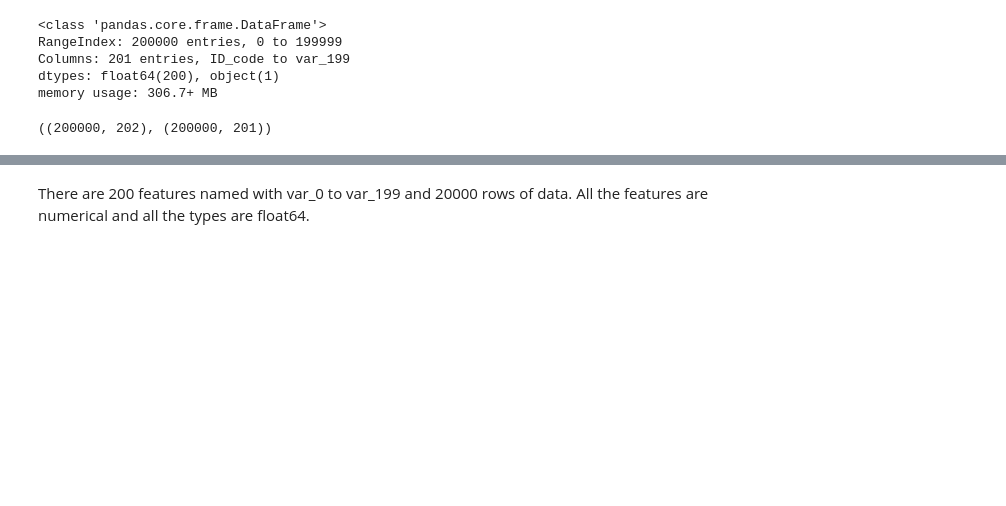
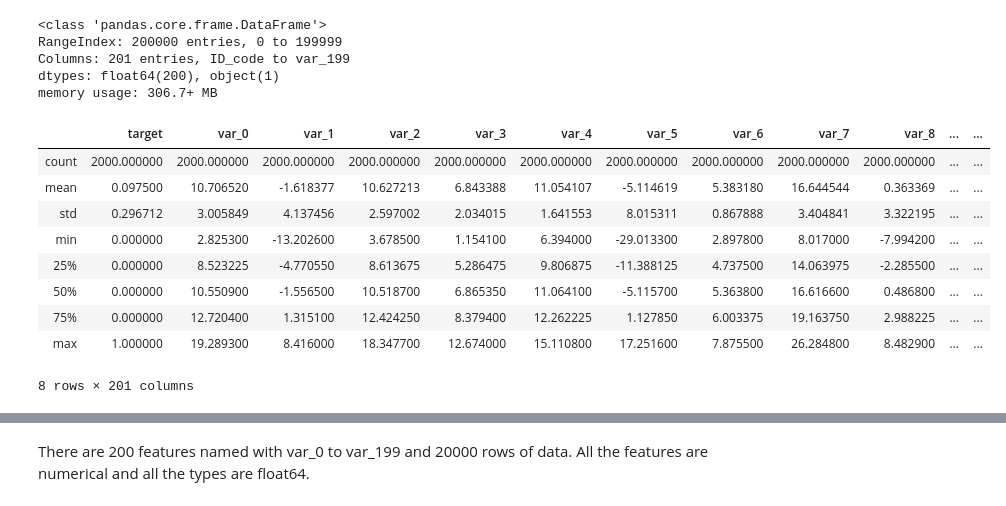
Before and after one commit to ZL-Li/Customer-Transaction-Prediction, a Jupyter notebook: transaction_prediction.ipynb, the cells around one changed output, grey strips where cells are left out. Drawn from its saved outputs; the diff is of its cells as text; code cells hidden in the pictures; blank space fills up the shorter version.

```diff
--- a/transaction_prediction.ipynb
+++ b/transaction_prediction.ipynb
@@ -95,7 +87,16 @@ RangeIndex: 200000 entries, 0 to 199999
 Columns: 201 entries, ID_code to var_199
 dtypes: float64(200), object(1)
 memory usage: 306.7+ MB
-# %%
-train_data.shape, test_data.shape
-# %% [output]
-((200000, 202), (200000, 201))
+# %%
+train_data.describe()
+# %% [output]
+|  | target | var_0 | var_1 | var_2 | var_3 | var_4 | var_5 | var_6 | var_7 | var_8 | ... | ... |
+| count | 2000.000000 | 2000.000000 | 2000.000000 | 2000.000000 | 2000.000000 | 2000.000000 | 2000.000000 | 2000.000000 | 2000.000000 | 2000.000000 | ... | ... |
+| mean | 0.097500 | 10.706520 | -1.618377 | 10.627213 | 6.843388 | 11.054107 | -5.114619 | 5.383180 | 16.644544 | 0.363369 | ... | ... |
+| std | 0.296712 | 3.005849 | 4.137456 | 2.597002 | 2.034015 | 1.641553 | 8.015311 | 0.867888 | 3.404841 | 3.322195 | ... | ... |
+| min | 0.000000 | 2.825300 | -13.202600 | 3.678500 | 1.154100 | 6.394000 | -29.013300 | 2.897800 | 8.017000 | -7.994200 | ... | ... |
+| 25% | 0.000000 | 8.523225 | -4.770550 | 8.613675 | 5.286475 | 9.806875 | -11.388125 | 4.737500 | 14.063975 | -2.285500 | ... | ... |
+| 50% | 0.000000 | 10.550900 | -1.556500 | 10.518700 | 6.865350 | 11.064100 | -5.115700 | 5.363800 | 16.616600 | 0.486800 | ... | ... |
+| 75% | 0.000000 | 12.720400 | 1.315100 | 12.424250 | 8.379400 | 12.262225 | 1.127850 | 6.003375 | 19.163750 | 2.988225 | ... | ... |
+| max | 1.000000 | 19.289300 | 8.416000 | 18.347700 | 12.674000 | 15.110800 | 17.251600 | 7.875500 | 26.284800 | 8.482900 | ... | ... |
+8 rows × 201 columns
```
Also changed, not shown: parts of 17 cells of this notebook.
